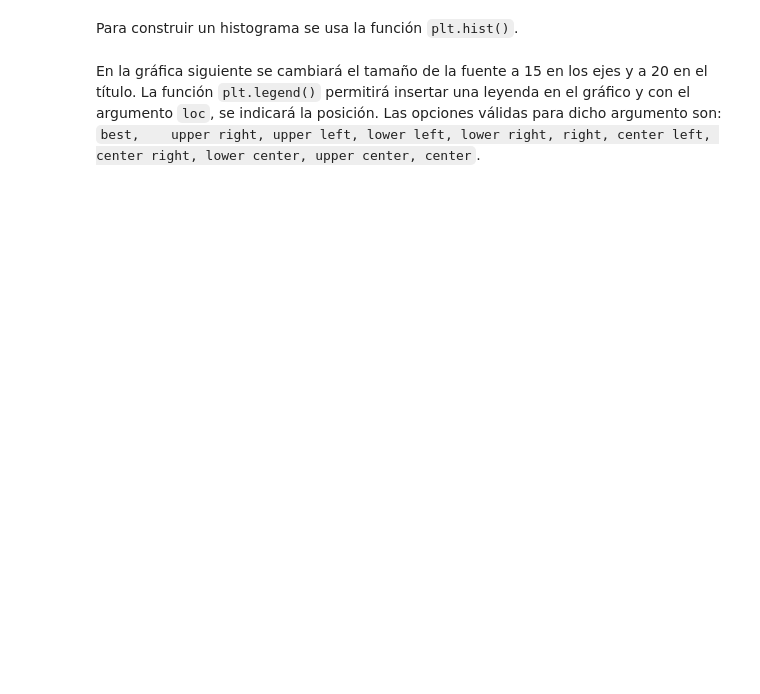
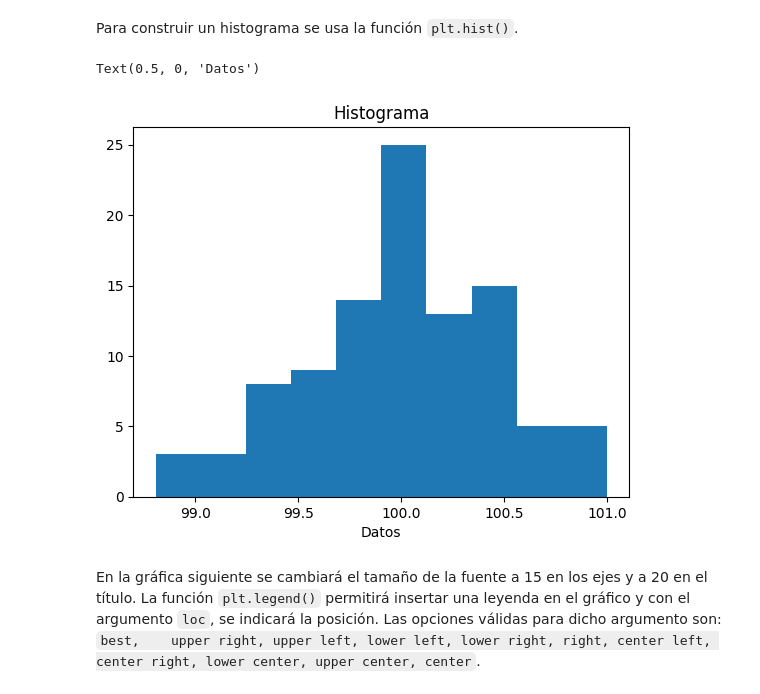
Before and after one commit to michellel-debug/colab, a Jupyter notebook: Copia_de_Unidad7_Python.ipynb, the cells around one changed output. Drawn from its saved outputs; the diff is of its cells as text; code cells hidden in the pictures; blank space fills up the shorter version.

```diff
--- a/Copia_de_Unidad7_Python.ipynb
+++ b/Copia_de_Unidad7_Python.ipynb
@@ -103,4 +134,13 @@ En el ejericio siguiente, se va a utilizar para dibujar un diagrama de dispersi
 # %% [markdown]
 Para construir un histograma se usa la función `plt.hist()`.
+# %%
+data = np.random.normal(loc = 100, scale = 0.5, size = 100)
+
+plt.hist(x = data)
+plt.title('Histograma')
+plt.xlabel('Datos')
+# %% [output]
+Text(0.5, 0, 'Datos')
+[figure, added]
 # %% [markdown]
 En la gráfica siguiente se cambiará el tamaño de la fuente a 15 en los ejes y a 20 en el título. La función `plt.legend()` permitirá insertar una leyenda en el gráfico y con el argumento `loc`, se indicará la posición. Las opciones válidas para dicho argumento son: `best, 	upper right, upper left, lower left, lower right, right, center left, center right, lower center, upper center, center`.
```
Also changed, not shown: parts of 10 cells of this notebook.
